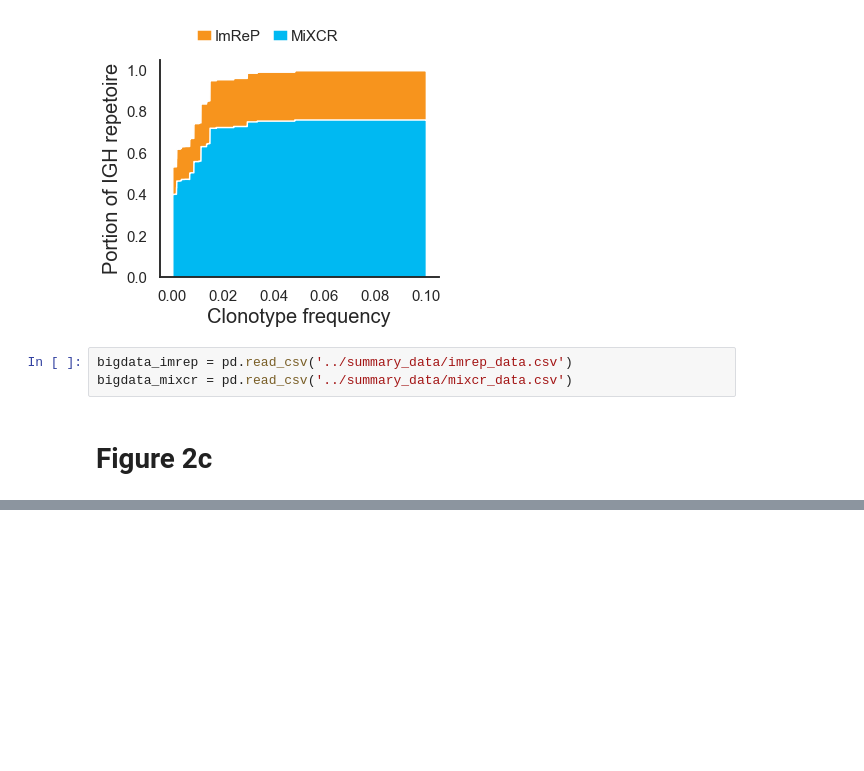
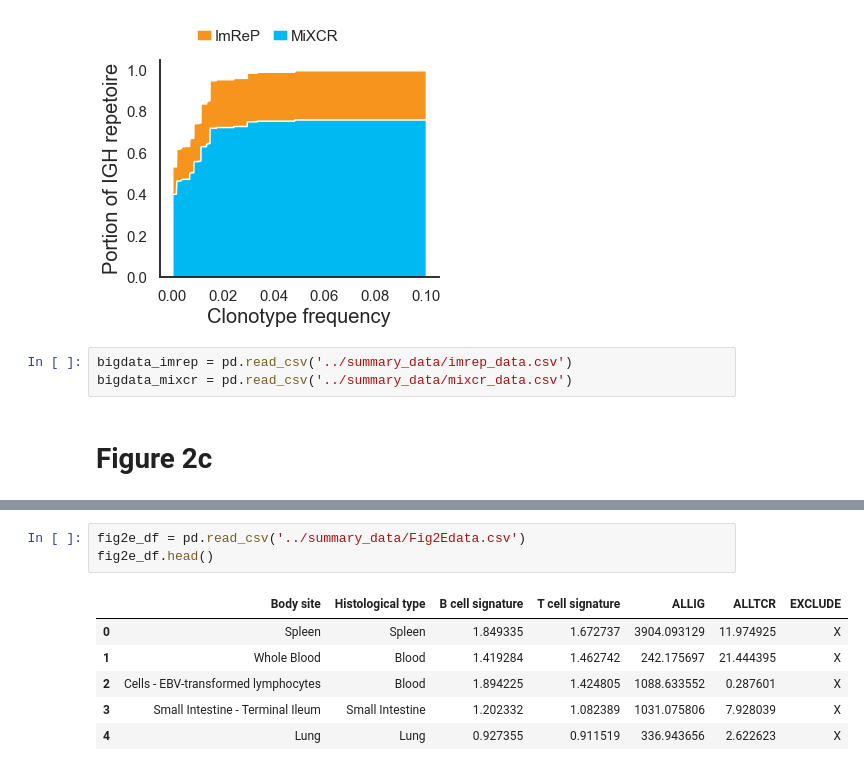
Before and after one commit to Mangul-Lab-USC/ImReP_publication_old, a Jupyter notebook: notebooks/Figure2.ipynb, the cells around one changed output, grey strips where cells are left out. Drawn from its saved outputs; the diff is of its cells as text; blank space fills up the shorter version.

```diff
--- a/notebooks/Figure2.ipynb
+++ b/notebooks/Figure2.ipynb
@@ -323,0 +334,10 @@ print(stats.pearsonr(bigdata_mixcr['FREQ'], bigdata_mixcr['FREQ.mixcr']))
+# %%
+fig2e_df = pd.read_csv('../summary_data/Fig2Edata.csv')
+fig2e_df.head()
+# %% [output]
+|  | Body site | Histological type | B cell signature | T cell signature | ALLIG | ALLTCR | EXCLUDE |
+| 0 | Spleen | Spleen | 1.849335 | 1.672737 | 3904.093129 | 11.974925 | X |
+| 1 | Whole Blood | Blood | 1.419284 | 1.462742 | 242.175697 | 21.444395 | X |
+| 2 | Cells - EBV-transformed lymphocytes | Blood | 1.894225 | 1.424805 | 1088.633552 | 0.287601 | X |
+| 3 | Small Intestine - Terminal Ileum | Small Intestine | 1.202332 | 1.082389 | 1031.075806 | 7.928039 | X |
+| 4 | Lung | Lung | 0.927355 | 0.911519 | 336.943656 | 2.622623 | X |
```
Also changed, not shown: parts of 11 cells of this notebook, 14 other files.
